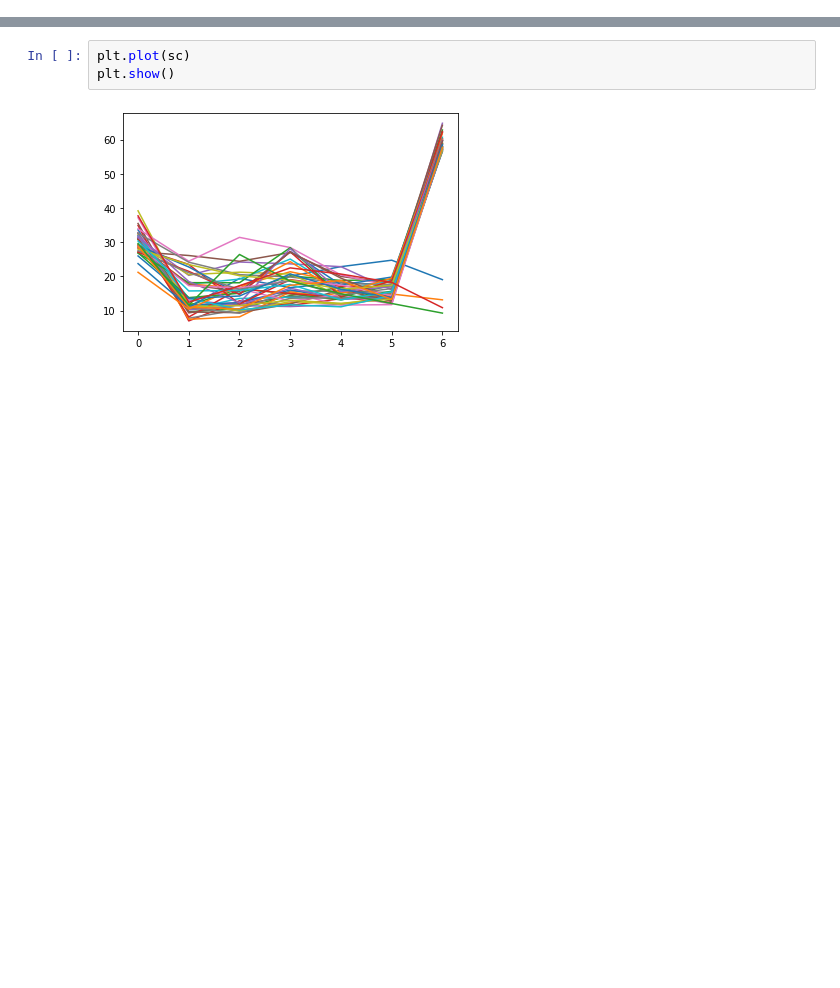
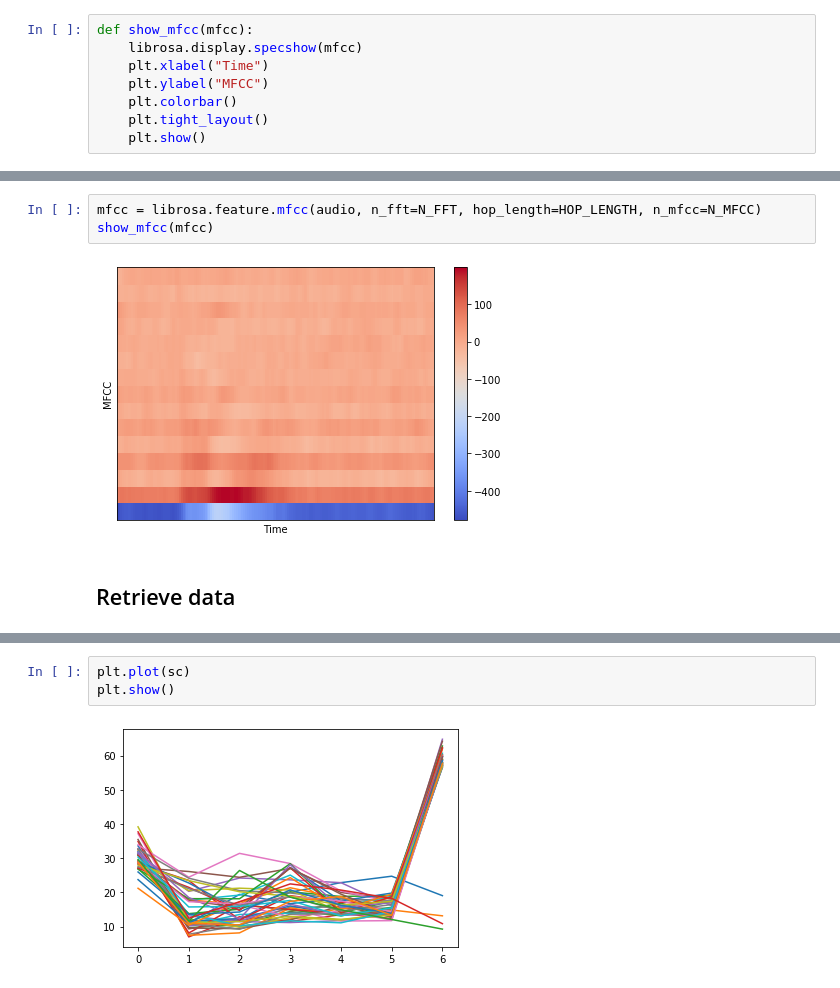
Before and after one commit to cocoalex00/Speech-recognition-COM3025, a Jupyter notebook: LSTM-CNN.ipynb, the cells around one changed output, grey strips where cells are left out. Drawn from its saved outputs; the diff is of its cells as text; blank space fills up the shorter version.

```diff
--- a/LSTM-CNN.ipynb
+++ b/LSTM-CNN.ipynb
@@ -14,3 +25,11 @@ import IPython.display
+# %%
+def show_mfcc(mfcc):
+    librosa.display.specshow(mfcc)
+    plt.xlabel("Time")
+    plt.ylabel("MFCC")
+    plt.colorbar()
+    plt.tight_layout()
+    plt.show()
 # %%
 #Getting the path to the audio folders
 
@@ -37,0 +71,7 @@ IPython.display.Audio(audio,rate = sr)#Playing the sound
+# %%
+mfcc = librosa.feature.mfcc(audio, n_fft=N_FFT, hop_length=HOP_LENGTH, n_mfcc=N_MFCC)
+show_mfcc(mfcc)
+# %% [output]
+[figure, added]
+# %% [markdown]
+## Retrieve data
```
Also changed, not shown: parts of 16 cells of this notebook.
